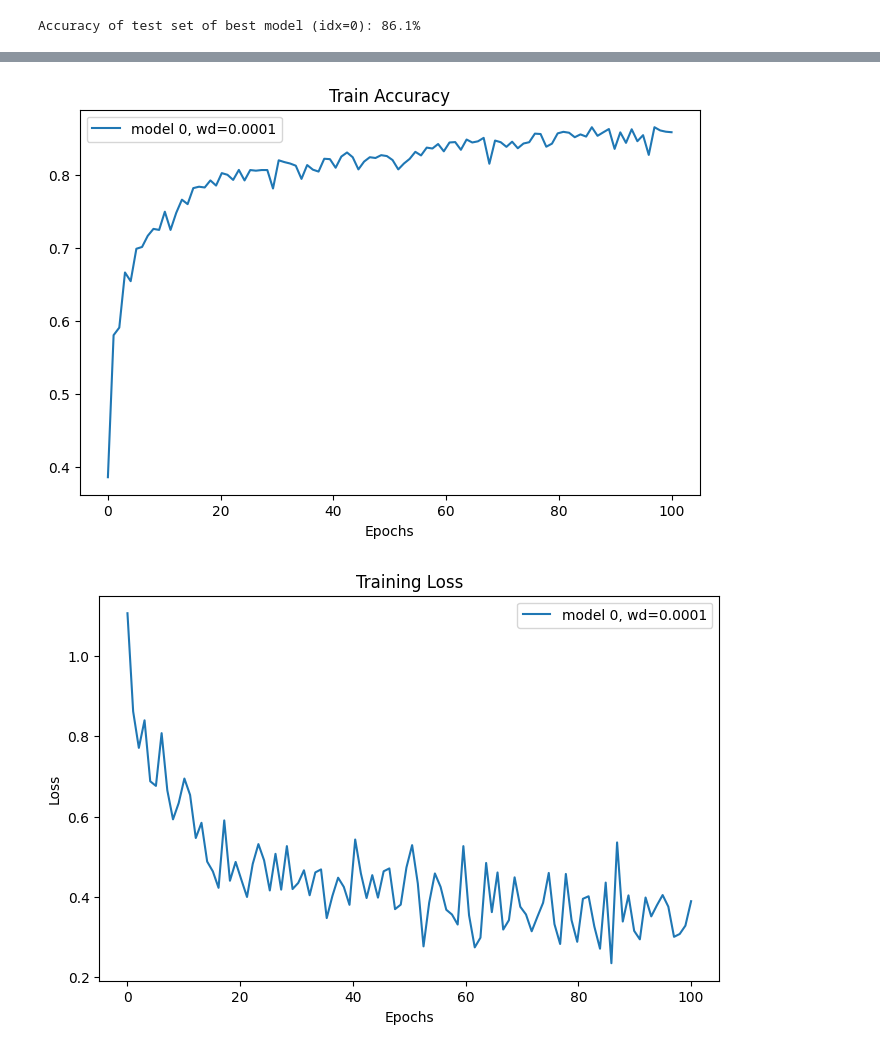
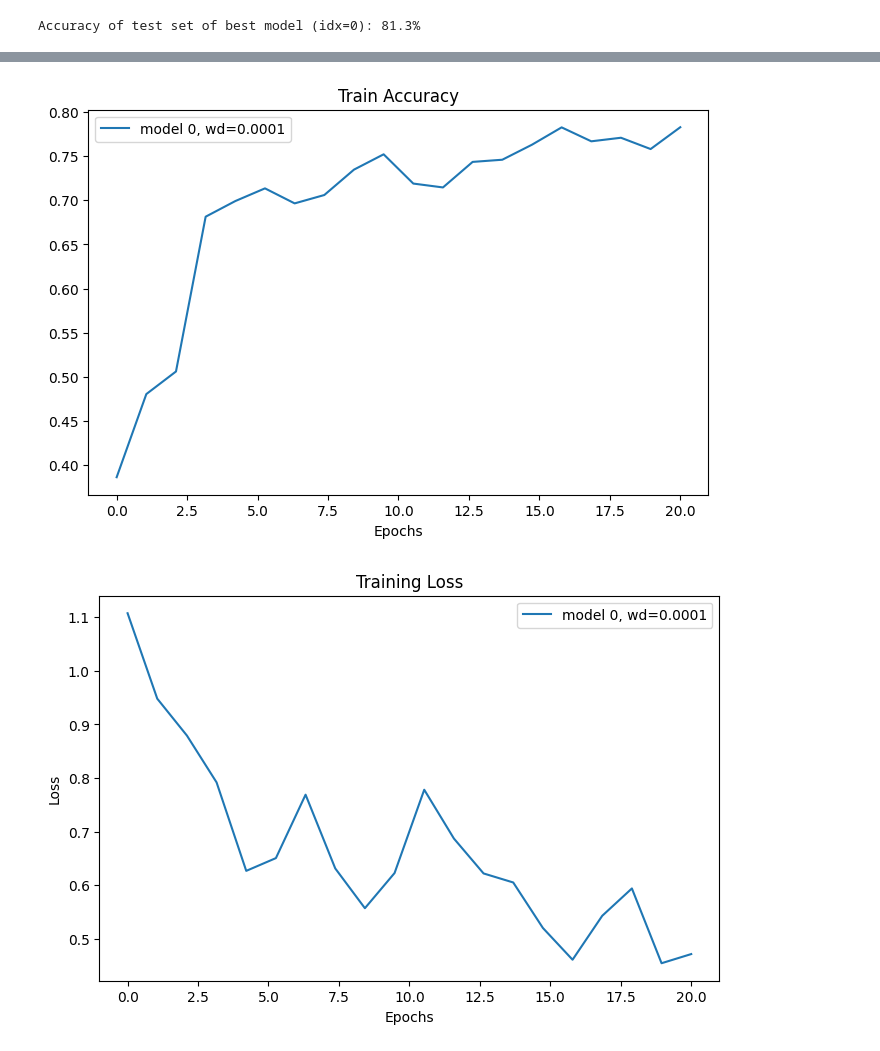
Before and after one commit to GuiMacielPereira/sensor_ML, a Jupyter notebook: data_processing/serious_pytorch.sync.ipynb, the cells around one changed output, grey strips where cells are left out. Saved outputs shown, nothing was run; the diff lists cells and outputs as text; code cells hidden in the pictures.

```diff
--- a/data_processing/serious_pytorch.sync.ipynb
+++ b/data_processing/serious_pytorch.sync.ipynb
@@ -216,4 +4,9 @@ RuntimeError: mat1 and mat2 shapes cannot be multiplied (64x128 and 112x300)
 # %%
+import numpy as np
+import matplotlib.pyplot as plt
+import torch.nn as nn
+from core_functions import SensorSignals
+
 # Model with usual halving of image size and doubling the depth
 class CNN_STANDARD(nn.Module):
     def __init__(self):
@@ -240,17 +33,3 @@ class CNN_STANDARD(nn.Module):
         x = x.view(x.shape[0], -1)
         x = self.fc(x)
         return x
-
-# Run training
-models, models_losses, models_acc, models_label = [], [], [], []
-for i, wd in enumerate([1e-4]):
-
-    model = CNN_STANDARD()
-
-    # Train
-    losses, accuracies = trainModel(model, trainset, learning_rate=5e-3, batch_size=128, max_epochs=100, weight_decay=wd)
-
-    models.append(model)
-    models_losses.append(losses)
-    models_acc.append(accuracies)
-    models_label.append(f"model {i}, wd={wd}")
@@ -274,0 +36,20 @@ Training Complete!
+# %%
+dataPath = "./second_collection_triggs_rels_32.npz"
+S = SensorSignals(dataPath)
+S.split_data()
+S.norm_X()
+S.setup_tensors()
+S.print_shapes()
+
+models, models_losses, models_acc, models_label = [], [], [], []
+for i, wd in enumerate([1e-4]):
+
+    model = CNN_STANDARD()
+
+    # Train
+    S.train_model(model, learning_rate=5e-3, batch_size=128, max_epochs=20, weight_decay=wd)
+
+    models.append(model)
+    models_losses.append(S.losses)
+    models_acc.append(S.accuracies)
+    models_label.append(f"model {i}, wd={wd}")
@@ -315,7 +114,7 @@ def bestModelAcc(models_acc):
 
     best_acc_idx = np.argmax([acc[-1, -1] for acc in models_acc])
     best_model = models[best_acc_idx]
-    best_acc = getAcc(best_model, test=True)[0]
+    best_acc = S.acc_te(best_model)
     print(f"Accuracy of test set of best model (idx={best_acc_idx}): {best_acc*100:.1f}%")
     return best_acc
 
@@ -325,4 +124,4 @@ plotLosses(models_label, models_losses)
 # Print accuracy
 acc_best_FC = bestModelAcc(models_acc)
 # %% [output]
-Accuracy of test set of best model (idx=0): 86.1%
+Accuracy of test set of best model (idx=0): 81.3%
@@ -330,2 +129,2 @@ Accuracy of test set of best model (idx=0): 86.1%
-[figure, old version]
+[figure, new version]
-[figure, old version]
+[figure, new version]
```
Also changed, not shown: parts of 8 cells of this notebook, 2 other files.
